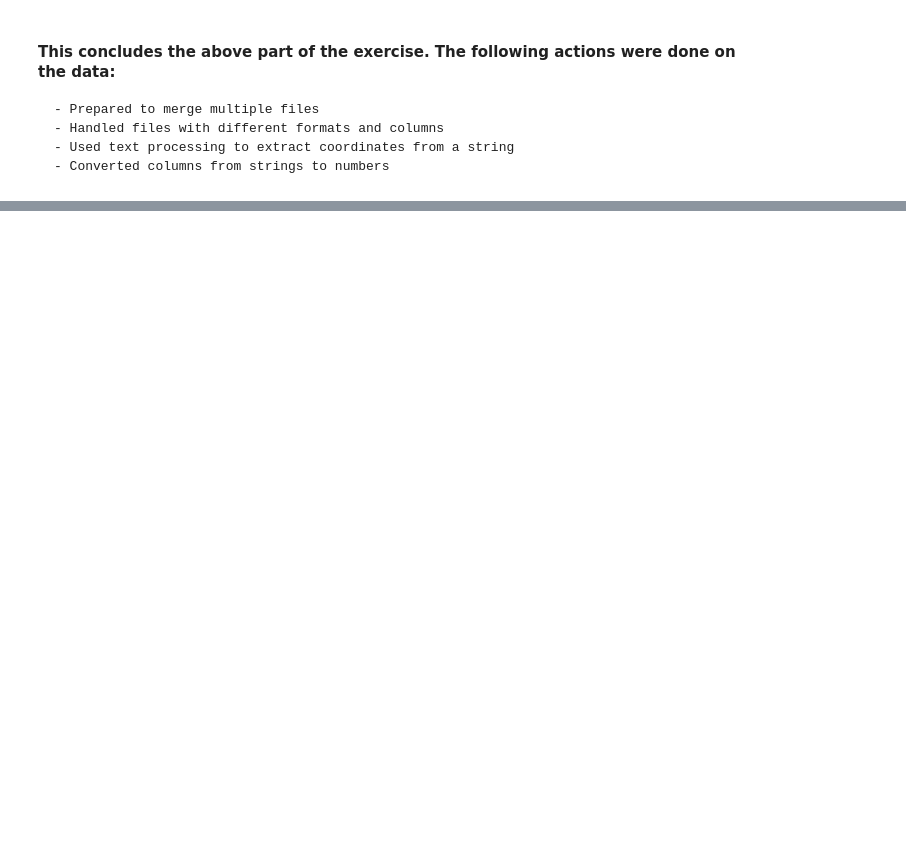
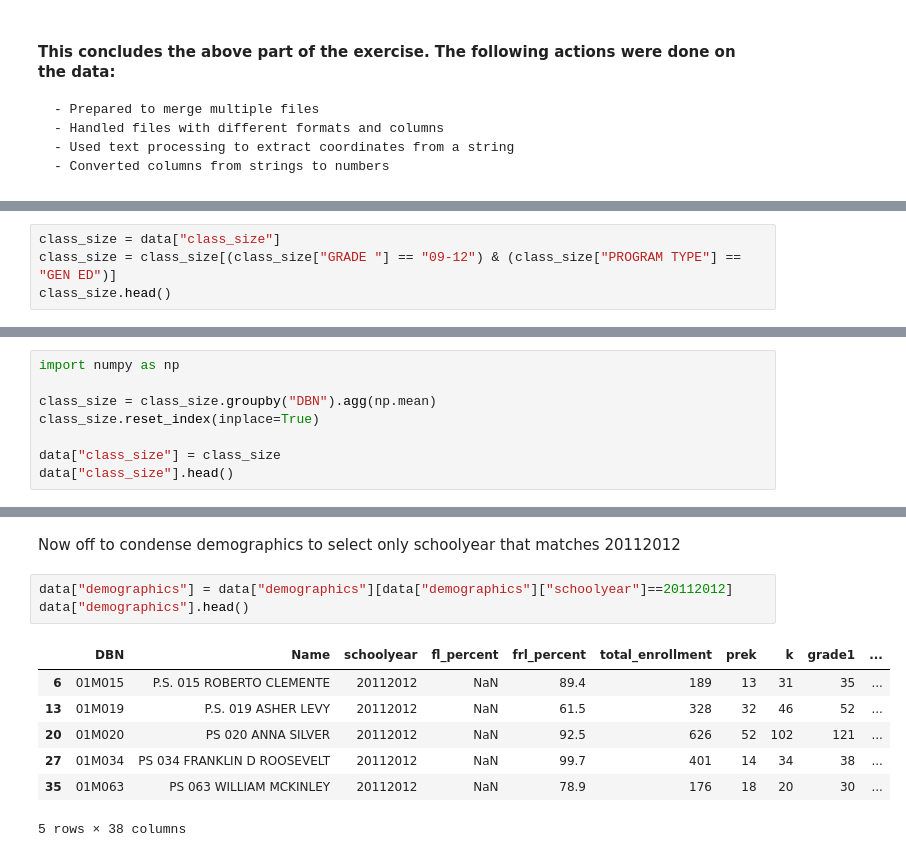
Before and after one commit to dool/py-data-drills, a Jupyter notebook: NYC_SAT_Scores/Data_Cleaning_Exploration_NYC_SAT_Scores.ipynb, the cells around one changed output, grey strips where cells are left out. Cells and saved outputs as stored; diff of their text form; blank space fills up the shorter version.

Commit message:
Completed CleanUp of NYC Schools Data

```diff
--- a/NYC_SAT_Scores/Data_Cleaning_Exploration_NYC_SAT_Scores.ipynb
+++ b/NYC_SAT_Scores/Data_Cleaning_Exploration_NYC_SAT_Scores.ipynb
@@ -188,0 +179,4 @@ dtype('float64')
+# %%
+class_size = data["class_size"]
+class_size = class_size[(class_size["GRADE "] == "09-12") & (class_size["PROGRAM TYPE"] == "GEN ED")]
+class_size.head()
@@ -188,0 +190,8 @@ dtype('float64')
+# %%
+import numpy as np
+
+class_size = class_size.groupby("DBN").agg(np.mean)
+class_size.reset_index(inplace=True)
+
+data["class_size"] = class_size
+data["class_size"].head()
@@ -188,0 +205,13 @@ dtype('float64')
+# %% [markdown]
+Now off to condense demographics to select only schoolyear that matches 20112012
+# %%
+data["demographics"] = data["demographics"][data["demographics"]["schoolyear"]==20112012]
+data["demographics"].head()
+# %% [output]
+|  | DBN | Name | schoolyear | fl_percent | frl_percent | total_enrollment | prek | k | grade1 | ... |
+| 6 | 01M015 | P.S. 015 ROBERTO CLEMENTE | 20112012 | NaN | 89.4 | 189 | 13 | 31 | 35 | ... |
+| 13 | 01M019 | P.S. 019 ASHER LEVY | 20112012 | NaN | 61.5 | 328 | 32 | 46 | 52 | ... |
+| 20 | 01M020 | PS 020 ANNA SILVER | 20112012 | NaN | 92.5 | 626 | 52 | 102 | 121 | ... |
+| 27 | 01M034 | PS 034 FRANKLIN D ROOSEVELT | 20112012 | NaN | 99.7 | 401 | 14 | 34 | 38 | ... |
+| 35 | 01M063 | PS 063 WILLIAM MCKINLEY | 20112012 | NaN | 78.9 | 176 | 18 | 20 | 30 | ... |
+5 rows × 38 columns
```
Also changed, not shown: parts of 26 cells of this notebook, 2 other files.
